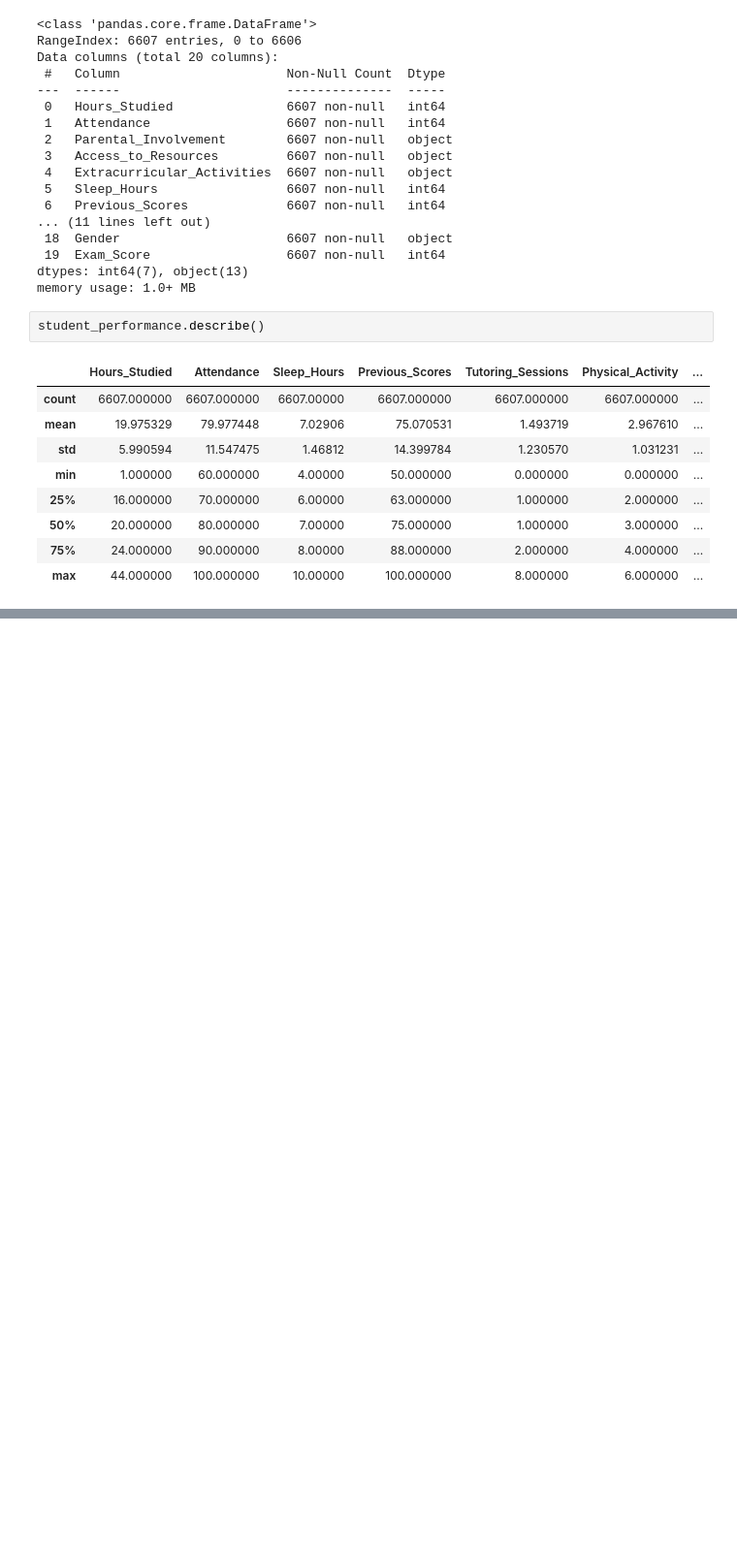
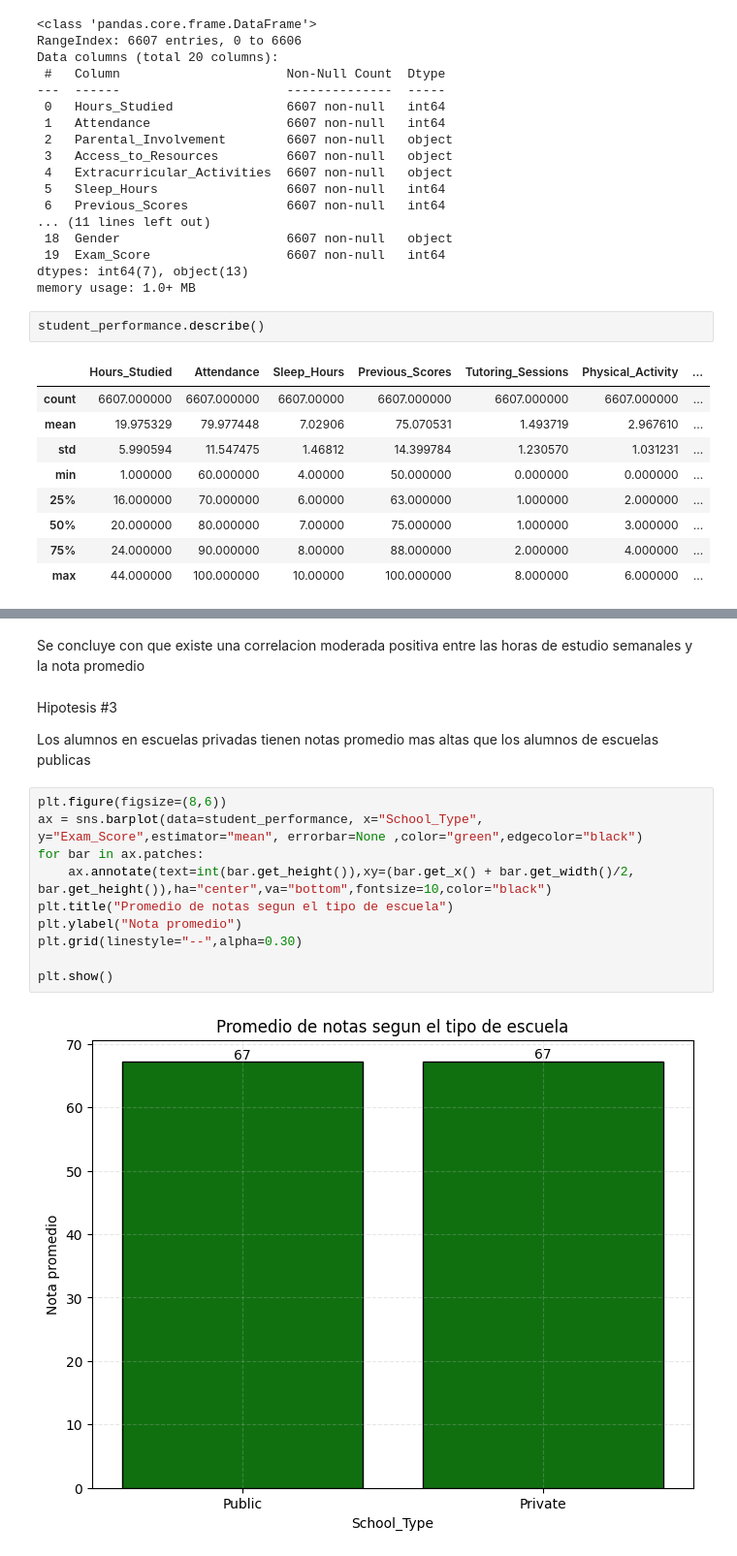
Before and after one commit to LuqGon/student_performance, a Jupyter notebook: student_performance_factors.ipynb, the cells around one changed output, grey strips where cells are left out. Shown at 97% size. Saved outputs shown, nothing was run; the diff lists cells and outputs as text; blank space fills up the shorter version.

```diff
--- a/student_performance_factors.ipynb
+++ b/student_performance_factors.ipynb
@@ -139,0 +114,18 @@ fff
+# %% [markdown]
+Se concluye con que existe una correlacion moderada positiva entre las horas de estudio semanales y la nota promedio
+# %% [markdown]
+Hipotesis #3
+
+Los alumnos en escuelas privadas tienen notas promedio mas altas que los alumnos de escuelas publicas
+# %%
+plt.figure(figsize=(8,6))
+ax = sns.barplot(data=student_performance, x="School_Type", y="Exam_Score",estimator="mean", errorbar=None ,color="green",edgecolor="black")
+for bar in ax.patches:
+    ax.annotate(text=int(bar.get_height()),xy=(bar.get_x() + bar.get_width()/2, bar.get_height()),ha="center",va="bottom",fontsize=10,color="black")
+plt.title("Promedio de notas segun el tipo de escuela")
+plt.ylabel("Nota promedio")
+plt.grid(linestyle="--",alpha=0.30)
+
+plt.show()
+# %% [output]
+[figure, added]
```
Also changed, not shown: parts of 22 cells of this notebook.
